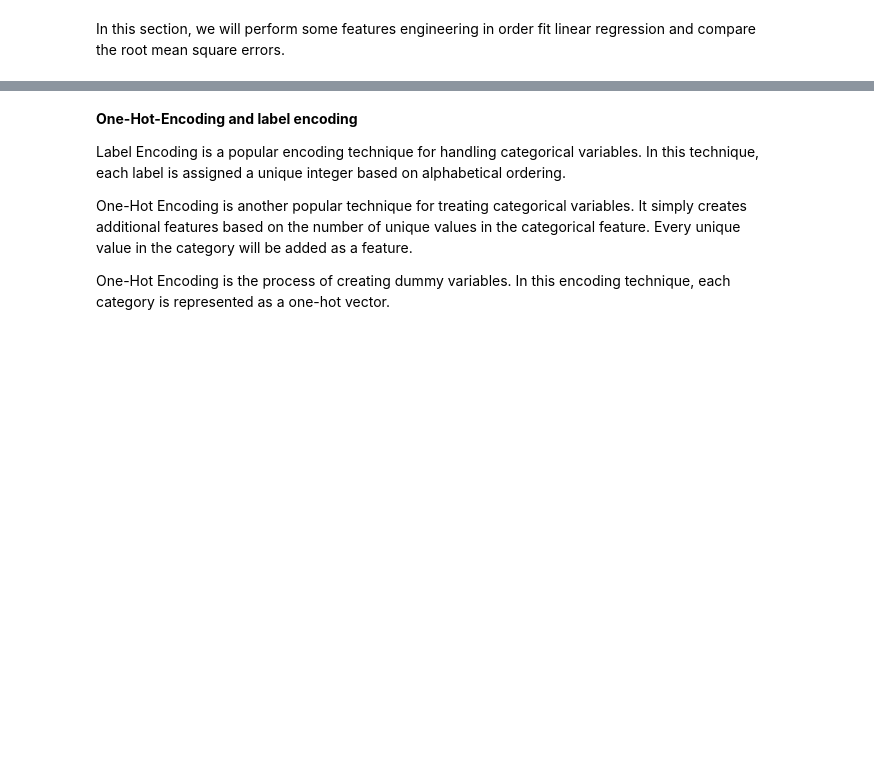
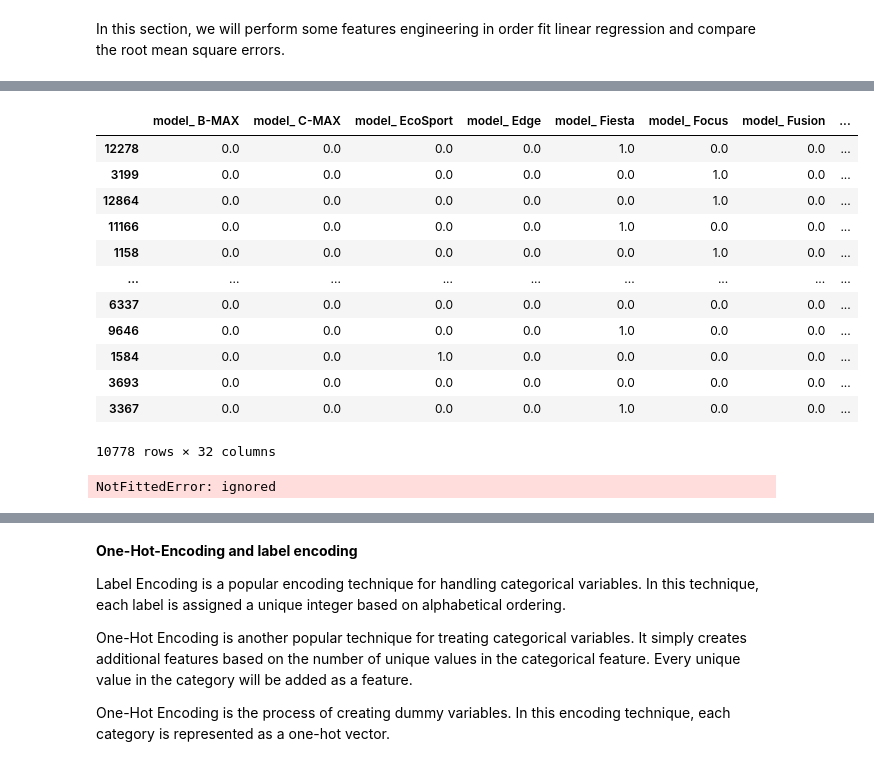
Before and after one commit to kston/ford_regression_regularization, a Jupyter notebook: Ford_Dataset_Linear_Regr_and_Regul.ipynb, the cells around one changed output, grey strips where cells are left out. Drawn from its saved outputs; the diff is of its cells as text; code cells hidden in the pictures; blank space fills up the shorter version.

```diff
--- a/Ford_Dataset_Linear_Regr_and_Regul.ipynb
+++ b/Ford_Dataset_Linear_Regr_and_Regul.ipynb
@@ -547,0 +670,79 @@ class LR_model:
+# %%
+lr = LR_model()
+
+X_train, X_test = lr.spliting_df(df)
+
+
+y_train = lr.log_trans_target(X_train)
+y_test = lr.log_trans_target(X_test)
+
+X_train = lr.drop_target(X_train)
+X_test = lr.drop_target(X_test)
+
+X_train = lr.clean_data(X_train)
+X_test = lr.clean_data(X_test)
+
+
+X_train = lr.log_trans(X_train)
+X_test = lr.log_trans(X_test)
+
+X_train = lr.sqrt_trans(X_train)
+X_test = lr.sqrt_trans(X_test)
+
+
+X_train = lr.one_hot_enc(X_train,'train')
+X_test = lr.one_hot_enc(X_train,'test')
+
+X_train = lr.apply_stand_scaling(X_train,'train')
+# %%
+X_train
+# %% [output]
+|  | model_ B-MAX | model_ C-MAX | model_ EcoSport | model_ Edge | model_ Fiesta | model_ Focus | model_ Fusion | ... |
+| 12278 | 0.0 | 0.0 | 0.0 | 0.0 | 1.0 | 0.0 | 0.0 | ... |
+| 3199 | 0.0 | 0.0 | 0.0 | 0.0 | 0.0 | 1.0 | 0.0 | ... |
+| 12864 | 0.0 | 0.0 | 0.0 | 0.0 | 0.0 | 1.0 | 0.0 | ... |
+| 11166 | 0.0 | 0.0 | 0.0 | 0.0 | 1.0 | 0.0 | 0.0 | ... |
+| 1158 | 0.0 | 0.0 | 0.0 | 0.0 | 0.0 | 1.0 | 0.0 | ... |
+| ... | ... | ... | ... | ... | ... | ... | ... | ... |
+| 6337 | 0.0 | 0.0 | 0.0 | 0.0 | 0.0 | 0.0 | 0.0 | ... |
+| 9646 | 0.0 | 0.0 | 0.0 | 0.0 | 1.0 | 0.0 | 0.0 | ... |
+| 1584 | 0.0 | 0.0 | 1.0 | 0.0 | 0.0 | 0.0 | 0.0 | ... |
+| 3693 | 0.0 | 0.0 | 0.0 | 0.0 | 0.0 | 0.0 | 0.0 | ... |
+| 3367 | 0.0 | 0.0 | 0.0 | 0.0 | 1.0 | 0.0 | 0.0 | ... |
+10778 rows × 32 columns
+# %%
+lr = LR_model()
+
+X_train, X_test = lr.spliting_df(df)
+
+
+y_train = lr.log_trans_target(X_train)
+y_test = lr.log_trans_target(X_test)
+
+X_train = lr.drop_target(X_train)
+X_test = lr.drop_target(X_test)
+
+X_train = lr.clean_data(X_train)
+X_test = lr.clean_data(X_test)
+
+
+X_train = lr.log_trans(X_train)
+X_test = lr.log_trans(X_test)
+
+X_train = lr.sqrt_trans(X_train)
+X_test = lr.sqrt_trans(X_test)
+
+
+X_train = lr.one_hot_enc(X_train,'train')
+X_test = lr.one_hot_enc(X_train,'test')
+
+X_train = lr.apply_stand_scaling(X_train,'train')
+X_test = lr.apply_stand_scaling(X_train,'test')
+
+X_train = lr.add_pf(X_train,'train')
+X_test = lr.add_pf(X_train,'test')
+
+
+model_fit(X_train, X_test, y_train, y_test)
+# %% [output]
+NotFittedError: ignored
```
Also changed, not shown: parts of 10 cells of this notebook.
